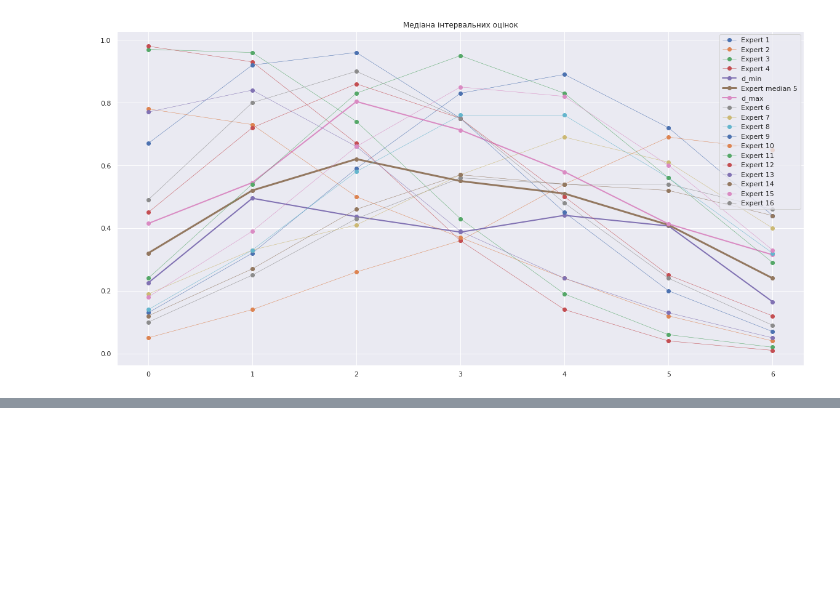
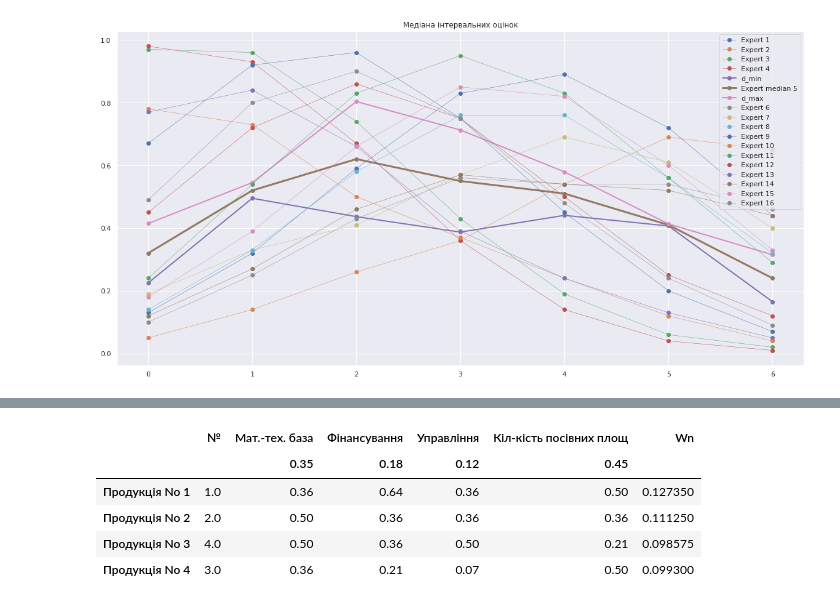
Before and after one commit to dejk-alg/sa_lab5, a Jupyter notebook: notebook.ipynb, the cells around one changed output, grey strips where cells are left out. Drawn from its saved outputs; the diff is of its cells as text; code cells hidden in the pictures; blank space fills up the shorter version.

```diff
--- a/notebook.ipynb
+++ b/notebook.ipynb
@@ -91,0 +112,9 @@ method.plot_believed_experts('Продукція No 1', 'Мат.-тех. баз
+# %%
+method.mark_df_numerical
+# %% [output]
+|  | № | Мат.-тех. база | Фінансування | Управління | Кіл-кість посівних площ | Wn |
+|  |  | 0.35 | 0.18 | 0.12 | 0.45 |  |
+| Продукція No 1 | 1.0 | 0.36 | 0.64 | 0.36 | 0.50 | 0.127350 |
+| Продукція No 2 | 2.0 | 0.50 | 0.36 | 0.36 | 0.36 | 0.111250 |
+| Продукція No 3 | 4.0 | 0.50 | 0.36 | 0.50 | 0.21 | 0.098575 |
+| Продукція No 4 | 3.0 | 0.36 | 0.21 | 0.07 | 0.50 | 0.099300 |
```
Also changed, not shown: parts of 5 cells of this notebook, 2 other files.
